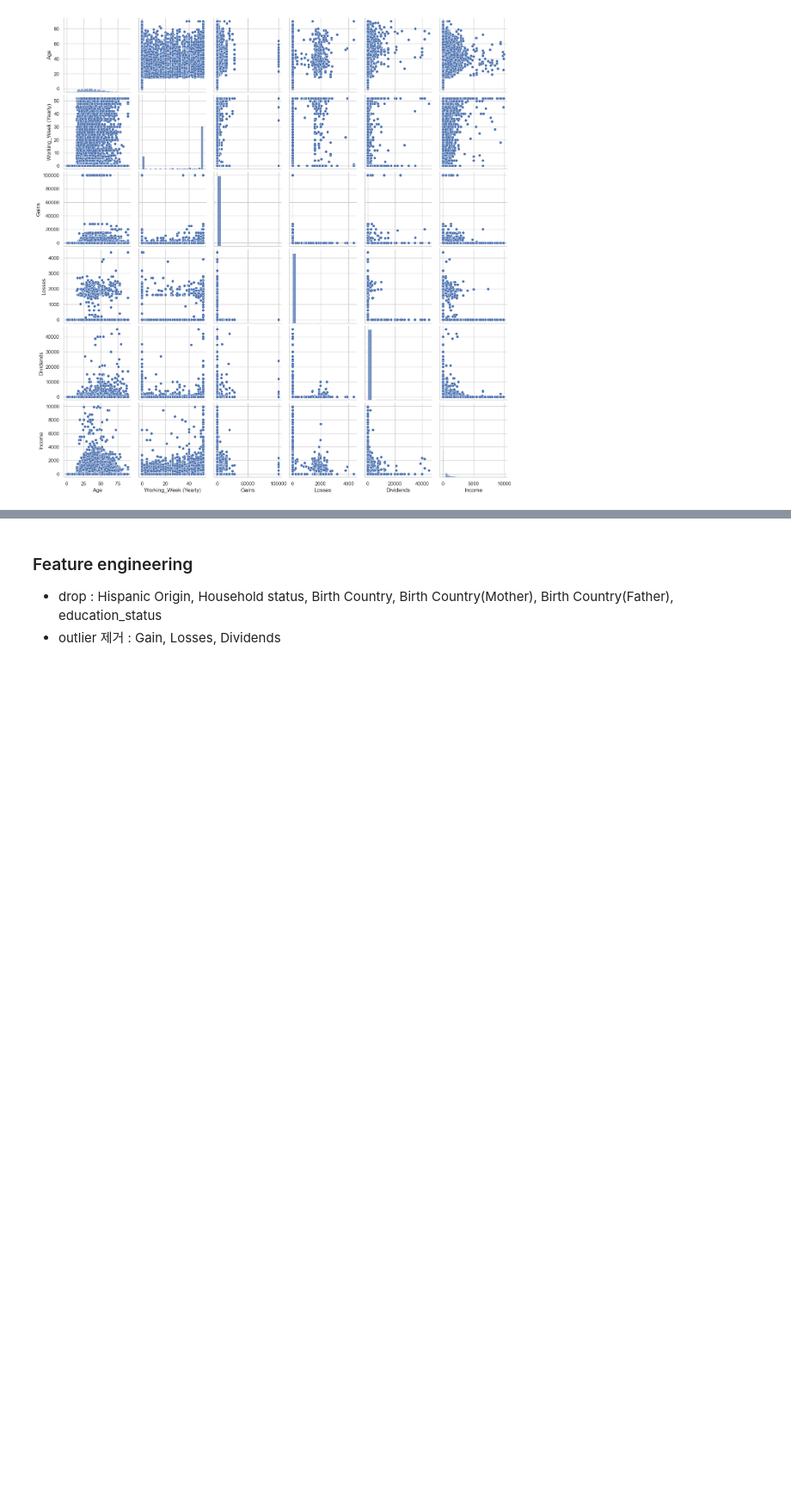
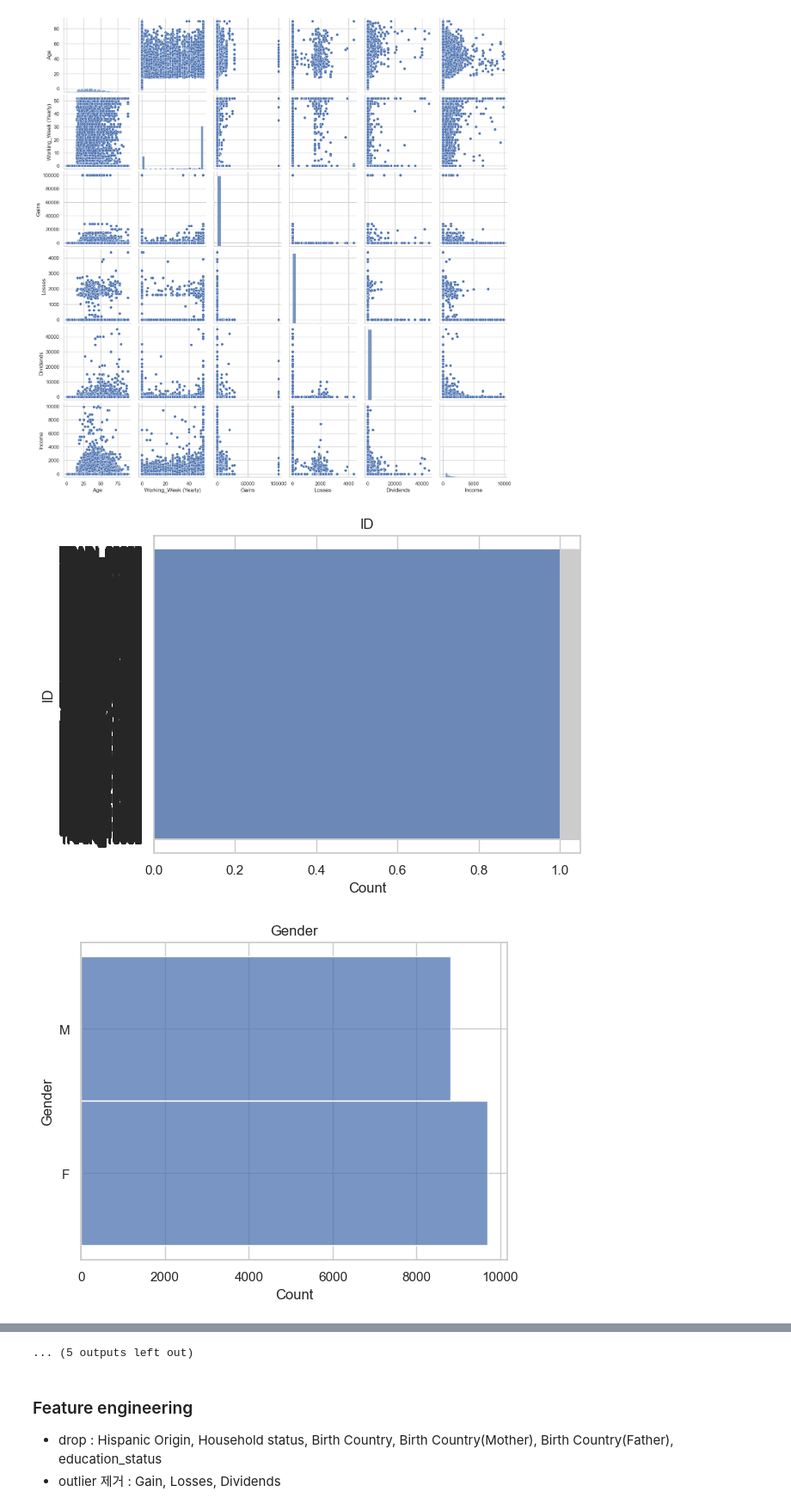
Before and after one commit to LeeHeonWoo1/CV, a Jupyter notebook: Dacon/private_2nd.ipynb, the cells around one changed output, grey strips where cells are left out. Shown at 86% size. Cells and saved outputs as stored; diff of their text form; code cells hidden in the pictures; blank space fills up the shorter version.

```diff
--- a/Dacon/private_2nd.ipynb
+++ b/Dacon/private_2nd.ipynb
@@ -133,8 +133,11 @@ plt.show()
 [figure]
 # %%
 # categorical column 확인
-# cat_cols = list(train.select_dtypes(include="object").columns)
-# for column in cat_cols:
-#     plt.title(column)
-#     sns.histplot(y=train[column])
-#     plt.show()
+cat_cols = list(train.select_dtypes(include="object").columns)
+for column in cat_cols:
+    plt.title(column)
+    sns.histplot(y=train[column])
+    plt.show()
+# %% [output]
+[figure, added]
+[figure, added]
@@ -141,3 +154,4 @@ plt.show()
+... (5 outputs left out)
 # %% [markdown]
 ### Feature engineering
 - drop : Hispanic Origin, Household status, Birth Country, Birth Country(Mother), Birth Country(Father), education_status
```
Also changed, not shown: parts of 2 cells of this notebook, 3 other files.
